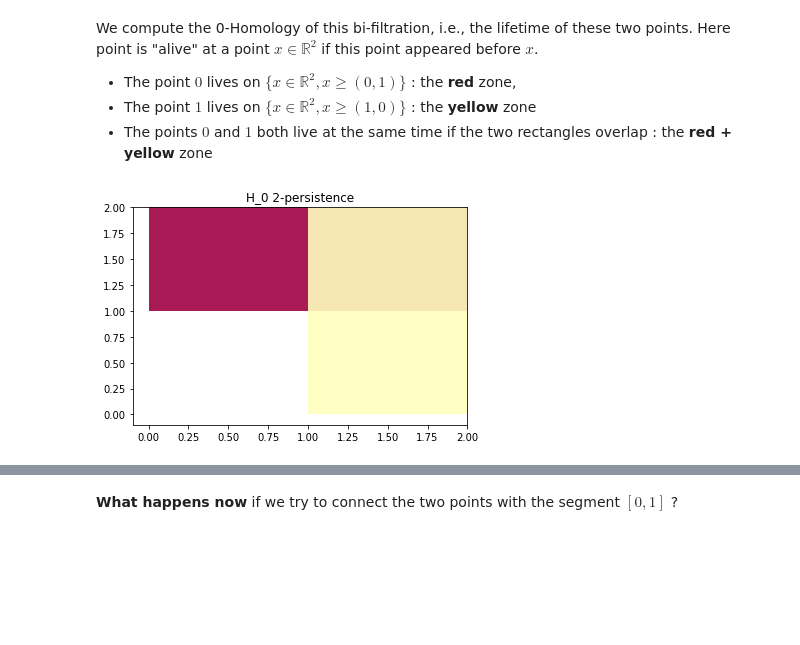
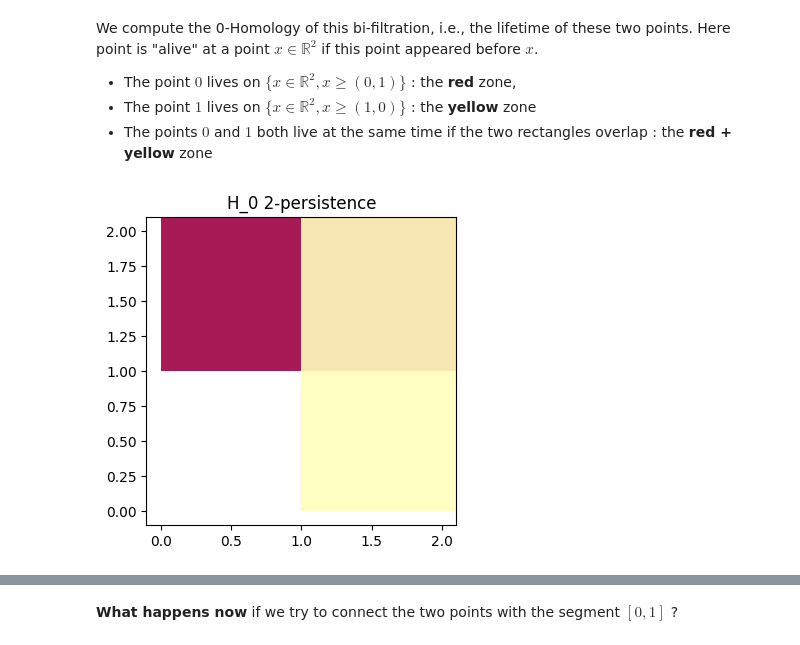
Before and after one commit to DavidLapous/multipers, a Jupyter notebook: examples_of_approximations.ipynb, the cells around one changed output, grey strips where cells are left out. Saved outputs shown, nothing was run; the diff lists cells and outputs as text; code cells hidden in the pictures; blank space fills up the shorter version.

```diff
--- a/examples_of_approximations.ipynb
+++ b/examples_of_approximations.ipynb
@@ -24,6 +24,5 @@ Here we have two points : 0 and 1
 # %%
-simplextree = gd.SimplexTree()
-simplextree.insert([0])
-simplextree.insert([1])
-simplextree
+simplextree = mma.SimplexTree()
+simplextree.insert([0], [0,1])
+simplextree.insert([1], [1,0])
 # %% [output]
@@ -41,7 +33,7 @@ We compute the 0-Homology of this bi-filtration, i.e., the lifetime of these two
 - The point $1$ lives on $\{ x \in \mathbb R^2, x\ge (1,0)\}$ : the **yellow** zone
 - The points $0$ and $1$ both live at the same time if the two rectangles overlap : the **red + yellow** zone
 # %%
-mod = approx(simplextree, filters, box=[[-0.1,-0.1],[2,2]])      # computes the 0-Homology of this 2-filration
-mod.plot(alpha=0.9) 										     # Plots the result. alpha is a transparancy parameter
+mod = simplextree.persistence(box=[[-0.1,-0.1],[2.1,2.1]])			# computes the Homology of this 2-filration
+mod.plot(alpha=0.9) 											# Plots the result. alpha is a transparancy parameter
 # %% [output]
-[figure, old version]
+[figure, new version]
```
Also changed, not shown: parts of 32 cells of this notebook, 4 other files.
